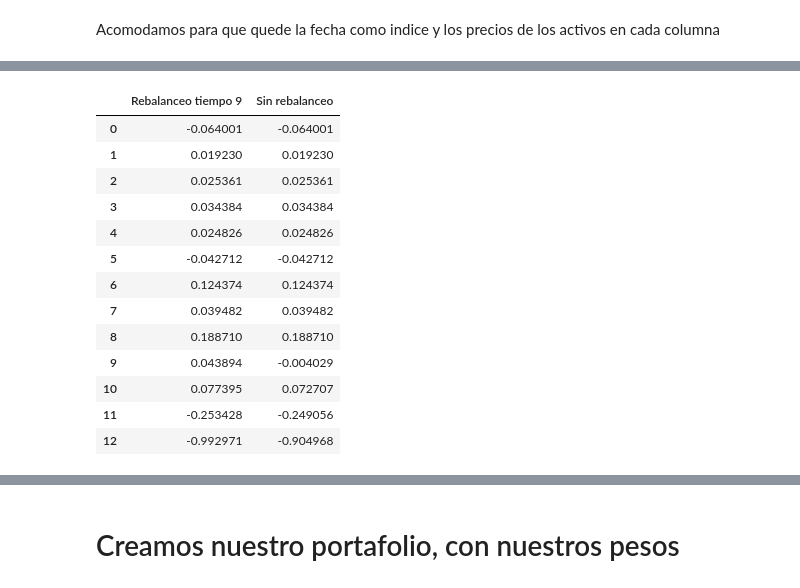
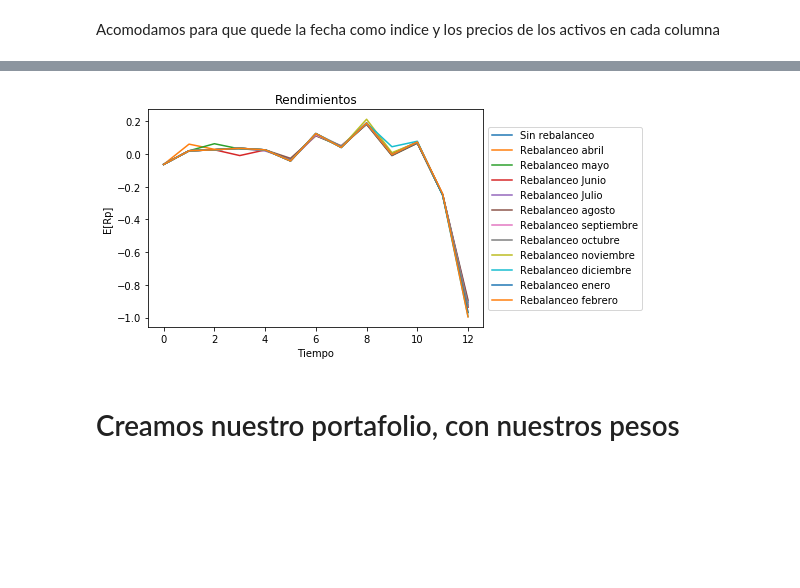
Before and after one commit to luisontaneda/DVY, a Jupyter notebook: Laboratorio 1.ipynb, the cells around one changed output, grey strips where cells are left out. Cells and saved outputs as stored; diff of their text form; code cells hidden in the pictures; blank space fills up the shorter version.

Commit message:
rendimientos con rebalanceos

```diff
--- a/Laboratorio 1.ipynb
+++ b/Laboratorio 1.ipynb
@@ -130,8 +127,9 @@ def rendxpeso(mediaxmes,tw):
     return x
 # %%
 def grafica(x,y):
-    plt.plot(np.arange(len(r[0])),r[0][0:x] + r[x],label=y)
+    plt.plot(np.arange(len(valoresperado[0])),valoresperado[0][0:x] + valoresperado[x],label=y)
     plt.legend()
+    plt.legend(loc='center left', bbox_to_anchor=(1, 0.5))
     plt.title("Rendimientos")
     plt.xlabel("Tiempo")
     plt.ylabel("E[Rp]")
@@ -209,17 +184,24 @@ grafica(0,"Sin rebalanceo"),grafica(9,"Rebalanceo octubre")
-# %%
-rendimientos(9)
-# %% [output]
-|  | Rebalanceo tiempo 9 | Sin rebalanceo |
-| 0 | -0.064001 | -0.064001 |
-| 1 | 0.019230 | 0.019230 |
-| 2 | 0.025361 | 0.025361 |
-| 3 | 0.034384 | 0.034384 |
-| 4 | 0.024826 | 0.024826 |
-| 5 | -0.042712 | -0.042712 |
-| 6 | 0.124374 | 0.124374 |
-| 7 | 0.039482 | 0.039482 |
-| 8 | 0.188710 | 0.188710 |
-| 9 | 0.043894 | -0.004029 |
-| 10 | 0.077395 | 0.072707 |
-| 11 | -0.253428 | -0.249056 |
-| 12 | -0.992971 | -0.904968 |
+# %%
+rendrebalan=[rendimientos(i) for i in range (11)]
+
+
+df = pd.DataFrame({'NO rebalanceo Marzo 2017':rendrebalan[0].iloc[:,0]
+                    ,'Rebalanceo Abril 2017':rendrebalan[1].iloc[:,1]
+                   ,'Rebalanceo Mayo 2017':rendrebalan[2].iloc[:,1]
+                  ,'Rebalanceo Junio 2017':rendrebalan[3].iloc[:,1]
+                  ,'Rebalanceo Julio 2017':rendrebalan[4].iloc[:,1]
+                  ,'Rebalanceo Agosto 2017':rendrebalan[5].iloc[:,1]
+                  ,'Rebalanceo Septiembre 2017':rendrebalan[6].iloc[:,1]
+                  ,'Rebalanceo Octubre 2017':rendrebalan[7].iloc[:,1]
+                  ,'Rebalanceo Noviembre 2017':rendrebalan[8].iloc[:,1]
+                  ,'Rebalanceo Dieciembre 2017':rendrebalan[9].iloc[:,1]
+
+                  ,'Rebalanceo Enero 2017':rendrebalan[10].iloc[:,1]})
+index_ = ["Mar", "Apr", "May", "Jun", "Jul", "Aug", "Sep", "Oct", "Nov", "Dec", "Dec 2018", "Jan 2018","Feb 2018"]
+#index_ = ('Marzo 2017', 'Abril 2017','Mayo 2017','Junio 2017','Julio 2017','Agosto 2017','Septiembre 2017','Octubre 2017','Noviembre 2017','Diciembre 2017','Enero 2018','Febrero 2018')
+df.index = index_
+
+grafica(0,"Sin rebalanceo"),grafica(1,"Rebalanceo abril"),grafica(2,"Rebalanceo mayo"),grafica(3,"Rebalanceo Junio"),grafica(4,"Rebalanceo Julio"),grafica(5,"Rebalanceo agosto"),grafica(6,"Rebalanceo septiembre"),grafica(7,"Rebalanceo octubre"),grafica(8,"Rebalanceo noviembre"),grafica(9,"Rebalanceo diciembre"),grafica(10,"Rebalanceo enero"),grafica(11,"Rebalanceo febrero")
+
+df.transpose().style
+# %% [output]
@@ -226,3 +220,4 @@ rendimientos(9)
+[figure, added]
 # %% [markdown]
 # Creamos nuestro portafolio, con nuestros pesos
 # %%
```
Also changed, not shown: parts of 7 cells of this notebook.
